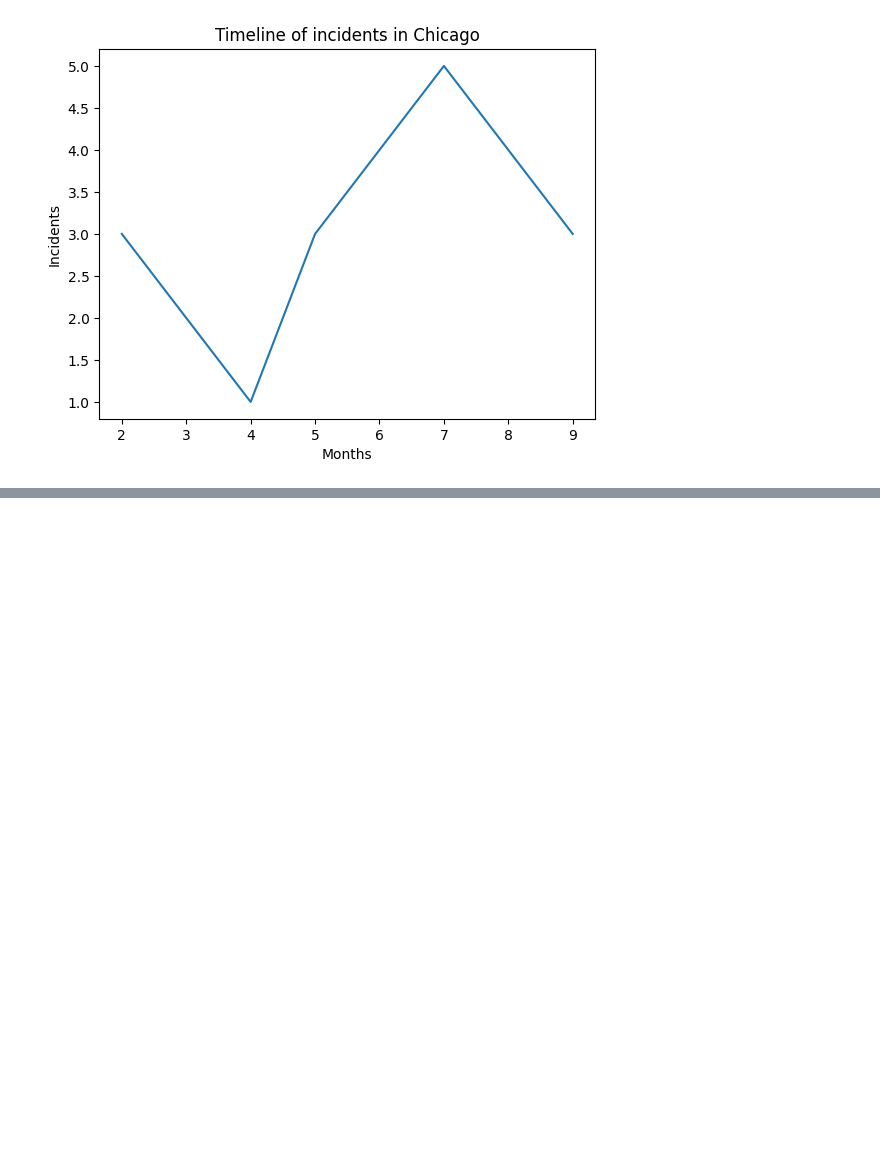
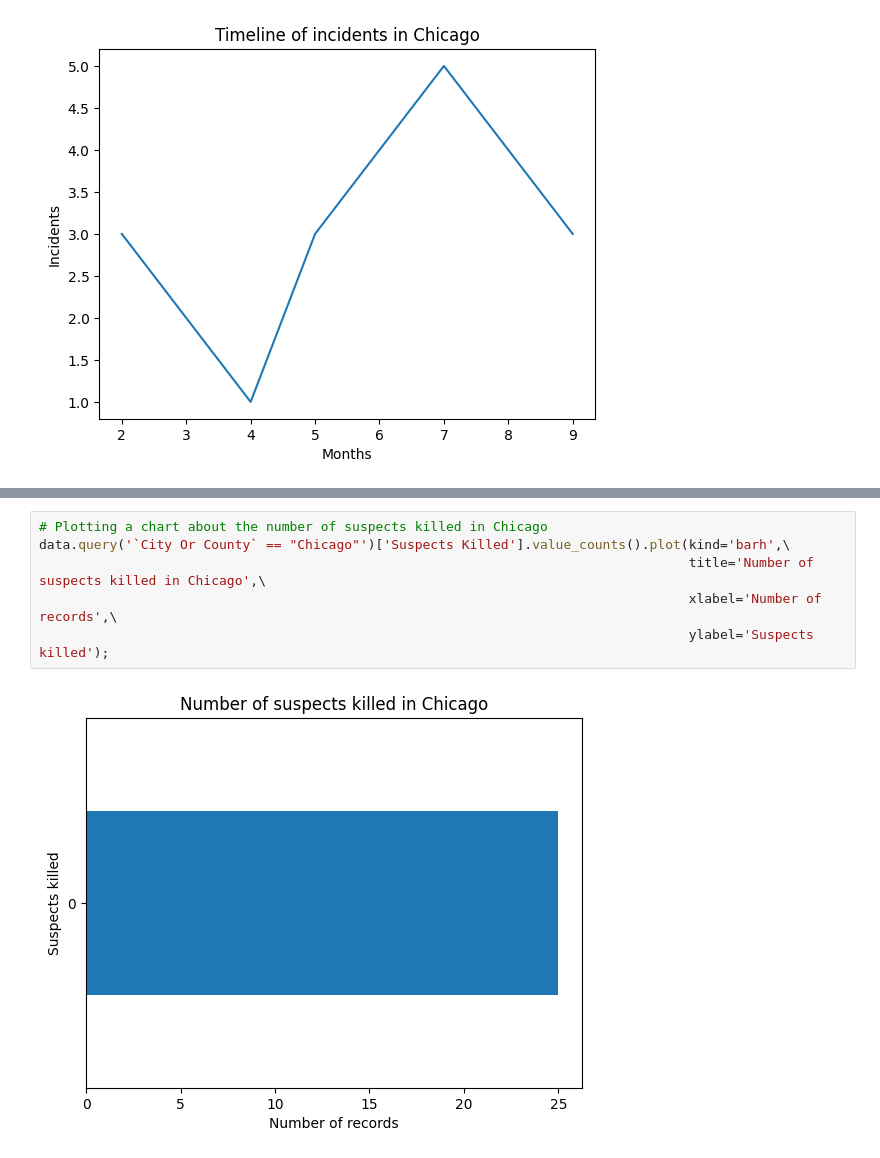
Before and after one commit to Matheus-Pombeiro/gun_violence_us, a Jupyter notebook: gun_violence_us.ipynb, the cells around one changed output, grey strips where cells are left out. Cells and saved outputs as stored; diff of their text form; blank space fills up the shorter version.

```diff
--- a/gun_violence_us.ipynb
+++ b/gun_violence_us.ipynb
@@ -199,0 +210,8 @@ chicago_months.plot(kind='line', title='Timeline of incidents in Chicago', xlabe
+# %%
+# Plotting a chart about the number of suspects killed in Chicago
+data.query('`City Or County` == "Chicago"')['Suspects Killed'].value_counts().plot(kind='barh',\
+                                                                                   title='Number of suspects killed in Chicago',\
+                                                                                   xlabel='Number of records',\
+                                                                                   ylabel='Suspects killed');
+# %% [output]
+[figure, added]
```
Also changed, not shown: parts of 2 cells of this notebook.
